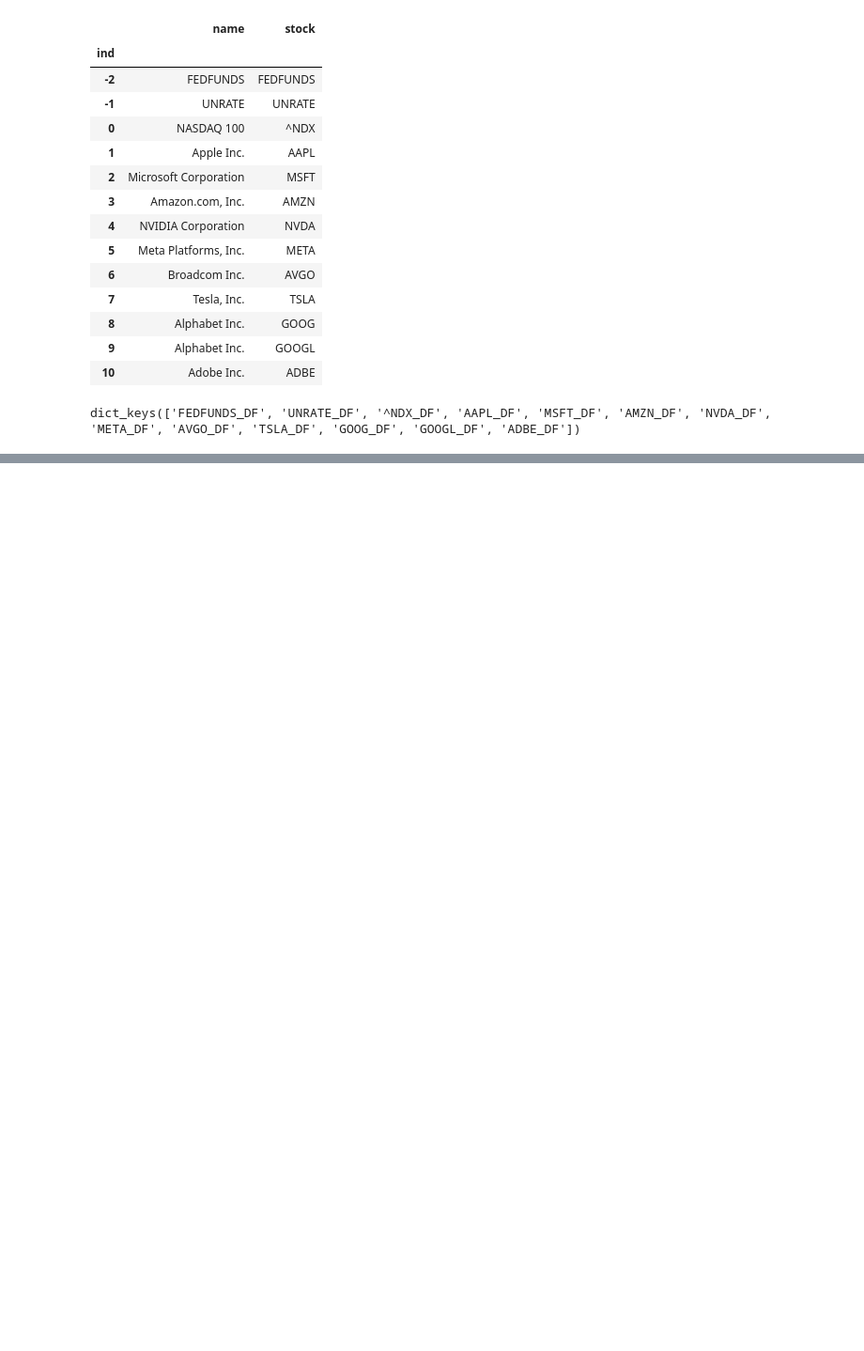
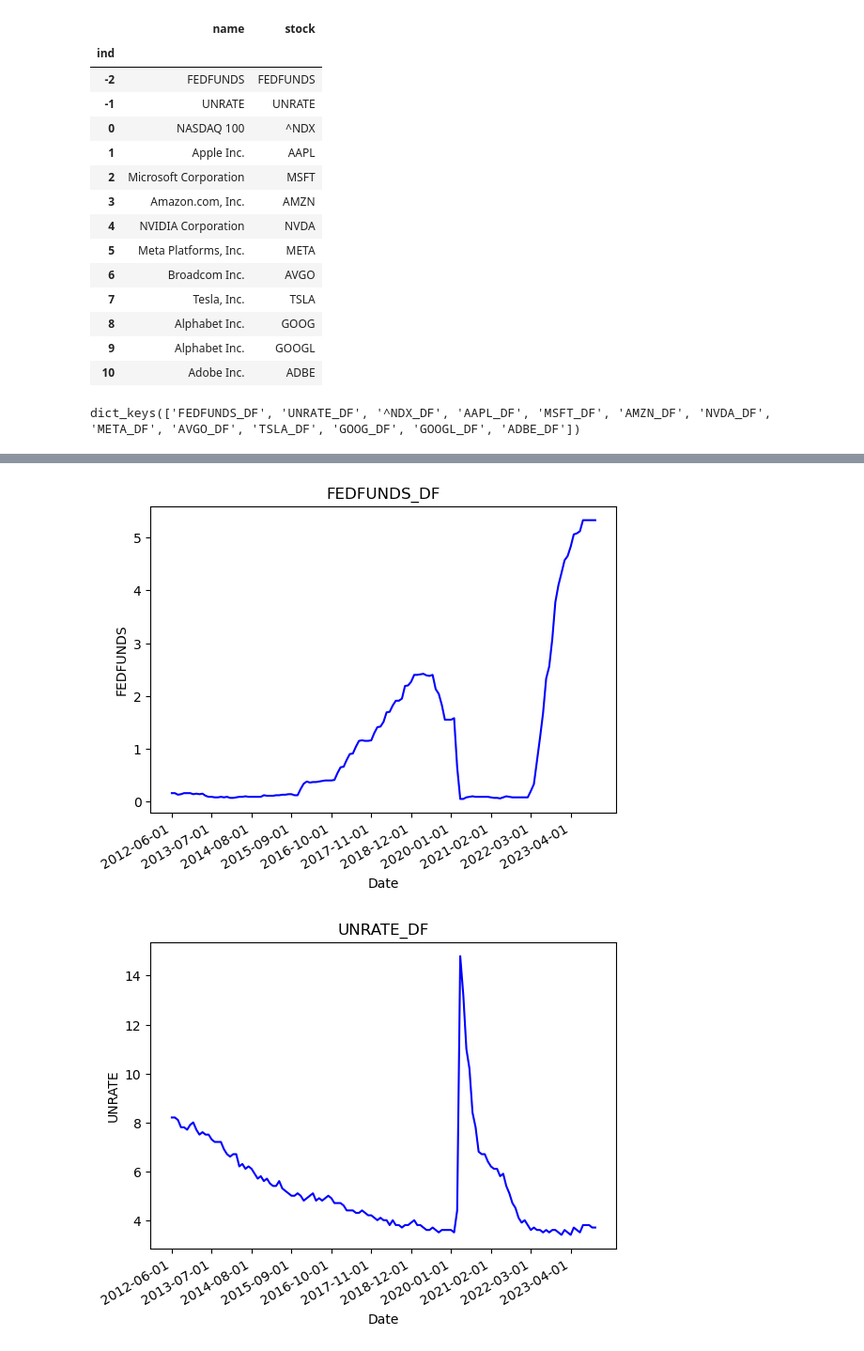
Before and after one commit to jcgrm92/Proyecto_Int_E21, a Jupyter notebook: PI_AnalisisExploratorio.ipynb, the cells around one changed output, grey strips where cells are left out. Shown at 94% size. Saved outputs shown, nothing was run; the diff lists cells and outputs as text; code cells hidden in the pictures; blank space fills up the shorter version.

```diff
--- a/PI_AnalisisExploratorio.ipynb
+++ b/PI_AnalisisExploratorio.ipynb
@@ -79,0 +97,10 @@ import os
+# %%
+# Definimos fechas inicio y fin, eliminaremos todo lo que no esté en este rango
+start_date= '2012-06-01'           # Usamos esta fecha porque es cuando Meta (la más reciente, entro en cotización)
+end_date= '2023-12-31'
+
+for df in stocks_dict.keys():
+    stocks_dict[df].drop(stocks_dict[df][stocks_dict[df]['Date'] < start_date].index, inplace=True)
+    stocks_dict[df].drop(stocks_dict[df][stocks_dict[df]['Date'] > end_date].index, inplace=True)
+
+stocks_dict['FEDFUNDS_DF']
@@ -79,0 +157,7 @@ import os
+# %%
+# Visualizar información de cada DF y alertar por nulos y duplicados
+for df in stocks_dict.keys():
+    print('***** '+ df +' *****')
+    print(stocks_dict[df].describe())
+    print()
+    print()
@@ -79,0 +182,34 @@ import os
+# %%
+# Graficaremos cada variable
+num_ticks = 10
+
+for df in stocks_dict.keys():
+    if df in macros:
+        fig, ax = plt.subplots()
+
+        ax.plot(stocks_dict[df]['Date'],stocks_dict[df].iloc[:,1], linestyle= '-', color='b')
+
+        fig.autofmt_xdate()
+        plt.xticks(stocks_dict[df]['Date'][::len(stocks_dict[df]['Date']) // num_ticks])
+
+        plt.title(df)
+        plt.xlabel(stocks_dict[df].columns[0])
+        plt.ylabel(stocks_dict[df].columns[1])
+
+    if df in stocks:
+        fig, ax = plt.subplots()
+
+        ax.plot(stocks_dict[df]['Date'],stocks_dict[df].iloc[:,1], label= 'Open Price', linestyle= '-', color='b')
+        #ax.plot(stocks_dict[df]['Date'],stocks_dict[df].iloc[:,2], label= 'Close Price', linestyle= '--', color='r')
+
+        fig.autofmt_xdate()
+        plt.xticks(stocks_dict[df]['Date'][::len(stocks_dict[df]['Date']) // num_ticks])
+
+        plt.title(df)
+        plt.xlabel(stocks_dict[df].columns[0])
+        plt.ylabel(stocks_dict[df].columns[1] + ' Price')
+
+plt.show()
+# %% [output]
+[figure, added]
+[figure, added]
```
Also changed, not shown: parts of 11 cells of this notebook, 1 other file.
